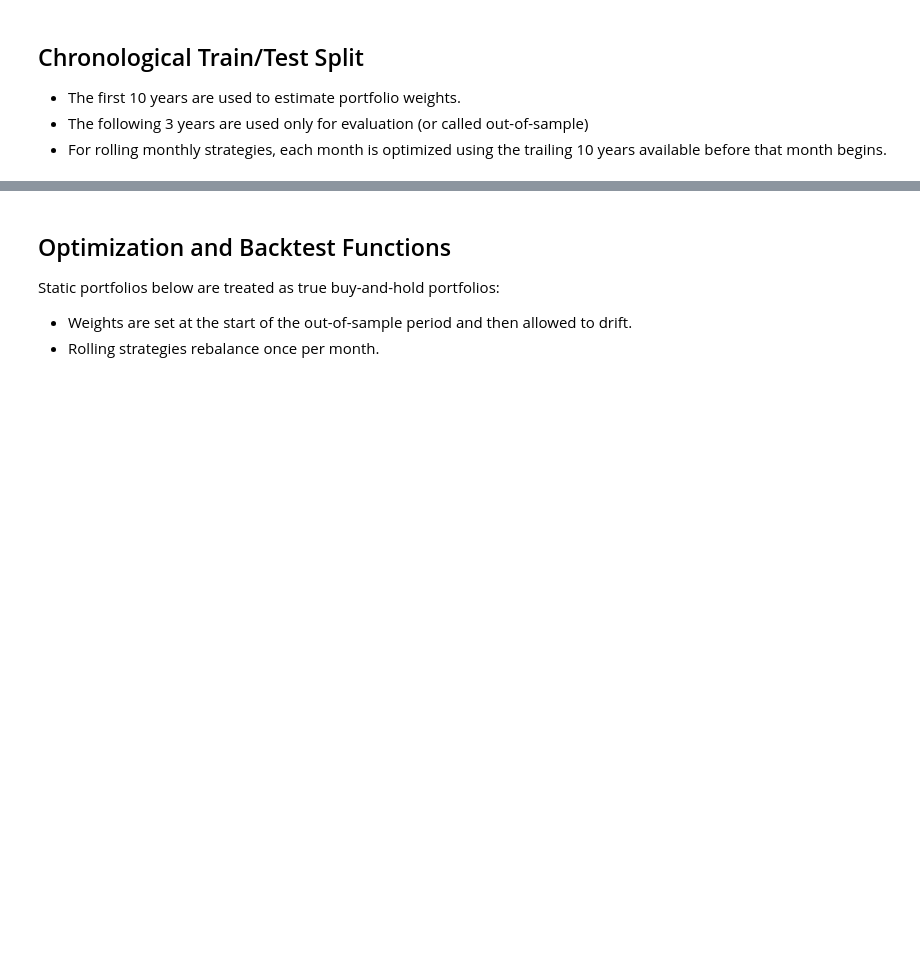
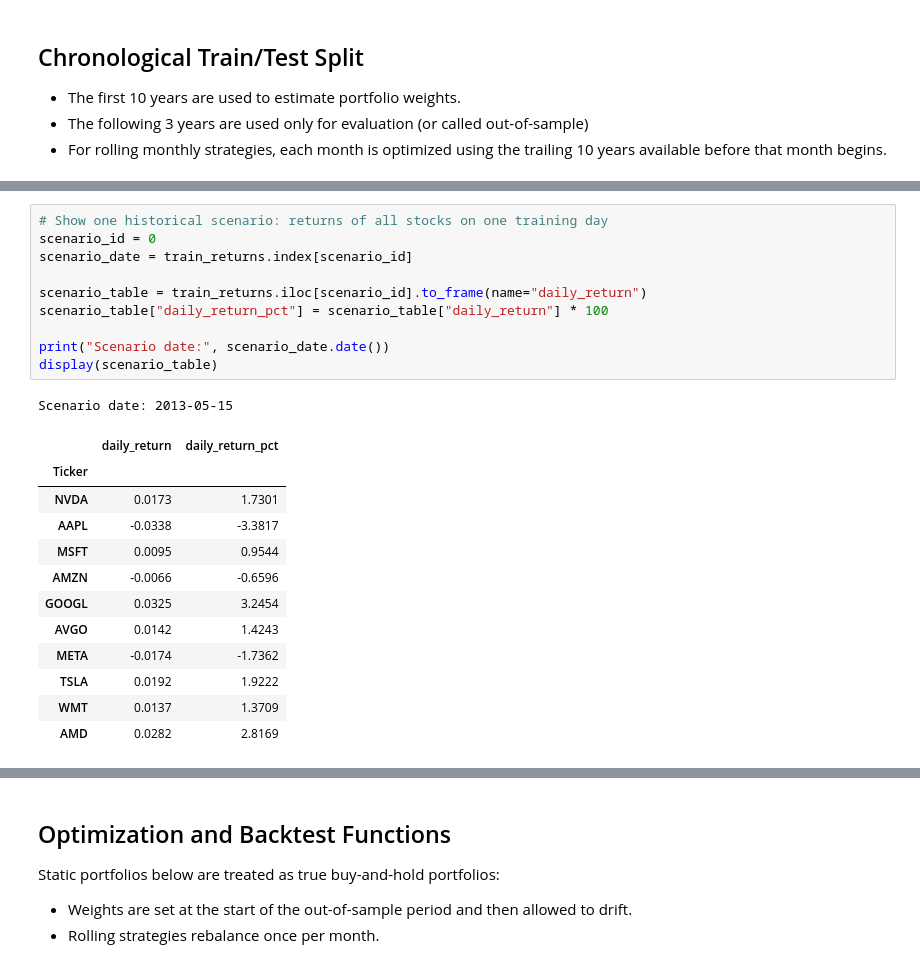
Before and after one commit to JarvisHunter/optimization_final_project, a Jupyter notebook: task2.ipynb, the cells around one changed output, grey strips where cells are left out. Cells and saved outputs as stored; diff of their text form; blank space fills up the shorter version.

```diff
--- a/task2.ipynb
+++ b/task2.ipynb
@@ -426,0 +427,24 @@ display(split_summary)
+# %%
+# Show one historical scenario: returns of all stocks on one training day
+scenario_id = 0
+scenario_date = train_returns.index[scenario_id]
+
+scenario_table = train_returns.iloc[scenario_id].to_frame(name="daily_return")
+scenario_table["daily_return_pct"] = scenario_table["daily_return"] * 100
+
+print("Scenario date:", scenario_date.date())
+display(scenario_table)
+# %% [output]
+Scenario date: 2013-05-15
+|  | daily_return | daily_return_pct |
+| Ticker |  |  |
+| NVDA | 0.0173 | 1.7301 |
+| AAPL | -0.0338 | -3.3817 |
+| MSFT | 0.0095 | 0.9544 |
+| AMZN | -0.0066 | -0.6596 |
+| GOOGL | 0.0325 | 3.2454 |
+| AVGO | 0.0142 | 1.4243 |
+| META | -0.0174 | -1.7362 |
+| TSLA | 0.0192 | 1.9222 |
+| WMT | 0.0137 | 1.3709 |
+| AMD | 0.0282 | 2.8169 |
```
Also changed, not shown: parts of 20 cells of this notebook, 13 other files.
